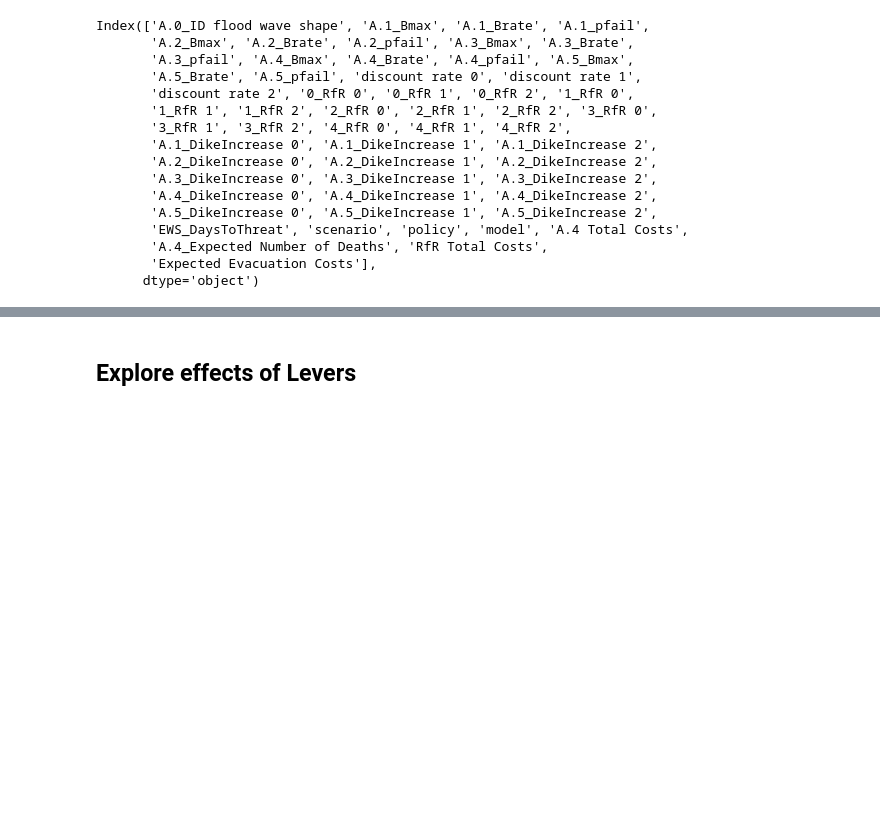
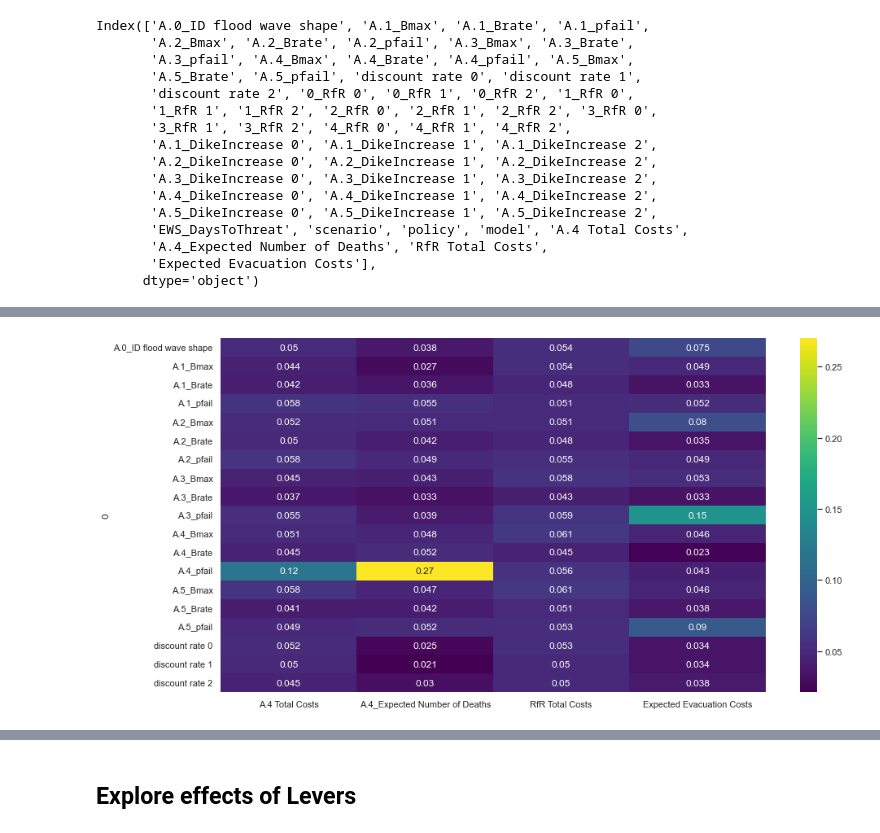
Before and after one commit to WillemijnTutu/EPA1361_group16, a Jupyter notebook: Settings_Exploration.ipynb, the cells around one changed output, grey strips where cells are left out. Drawn from its saved outputs; the diff is of its cells as text; code cells hidden in the pictures; blank space fills up the shorter version.

```diff
--- a/Settings_Exploration.ipynb
+++ b/Settings_Exploration.ipynb
@@ -137,15 +123,17 @@ experiments_improved[['A.0_ID flood wave shape', 'A.1_Bmax']]
 # %%
 
-x = experiments_improved[['A.0_ID flood wave shape', 'A.1_Bmax', 'A.1_Brate', 'A.1_pfail',
+x = experiments_s100_p5[['A.0_ID flood wave shape', 'A.1_Bmax', 'A.1_Brate', 'A.1_pfail',
        'A.2_Bmax', 'A.2_Brate', 'A.2_pfail', 'A.3_Bmax', 'A.3_Brate',
        'A.3_pfail', 'A.4_Bmax', 'A.4_Brate', 'A.4_pfail', 'A.5_Bmax',
        'A.5_Brate', 'A.5_pfail', 'discount rate 0', 'discount rate 1',
        'discount rate 2']].copy()
-y = outcomes_improved.copy()
+y = outcomes_s100_p5.copy()
 
-fs = feature_scoring.get_feature_scores_all(x, y)
+fs = feature_scoring.get_feature_scores_all(x, outcomes_s100_p5)
 
 sns.set(rc = {'figure.figsize':(15,8)})
 sns.heatmap(fs, cmap="viridis", annot=True)
 plt.show()
+# %% [output]
+[figure, added]
 # %%
```
Also changed, not shown: parts of 34 cells of this notebook, 1 other file.
